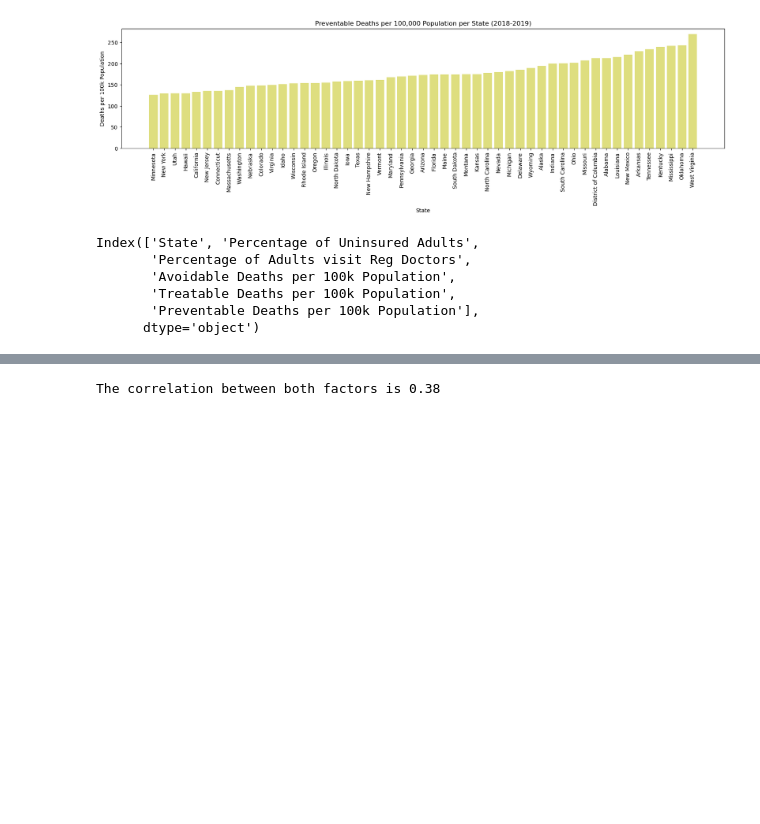
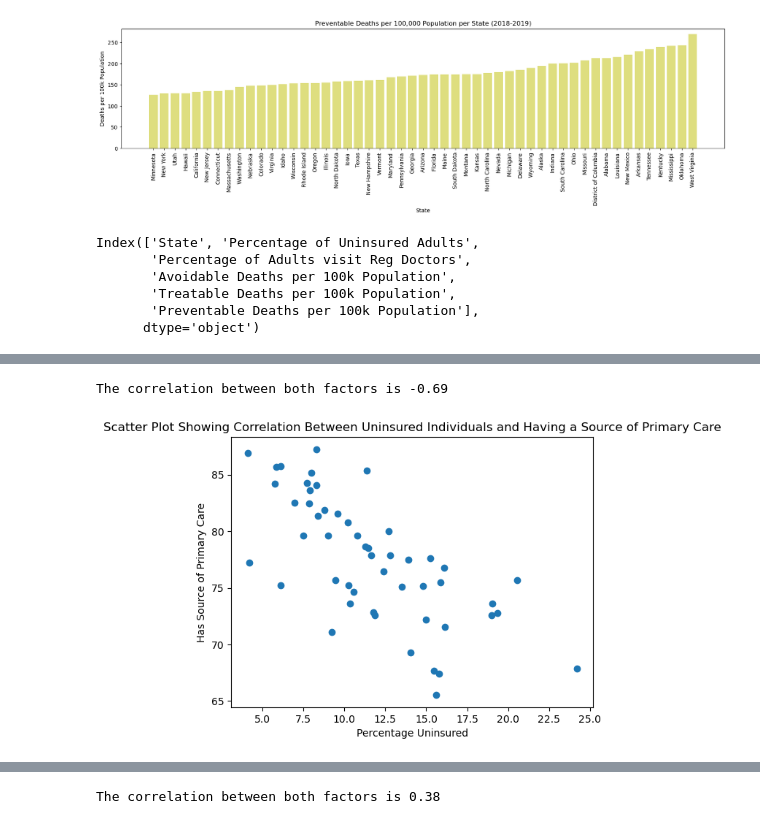
Before and after one commit to redpandata19/Project_1_Team_5, a Jupyter notebook: Data_Analysis.ipynb, the cells around one changed output, grey strips where cells are left out. Cells and saved outputs as stored; diff of their text form; code cells hidden in the pictures; blank space fills up the shorter version.

```diff
--- a/Data_Analysis.ipynb
+++ b/Data_Analysis.ipynb
@@ -265,3 +270,20 @@ Index(['State', 'Percentage of Uninsured Adults',
 merged_data.head(0)
 # %% [output]
 |  | State | Percentage of Uninsured Adults | Percentage of Adults visit Reg Do... | Avoidable Deaths per 100k Population | Treatable Deaths per 100k Population | ... |
+# %%
+# Correlation between uninsured and has primary care doc
+x_uninsured = merged_data.iloc[:,1]
+y_has_doc = merged_data.iloc[:,2]
+correlation = st.pearsonr(x_uninsured,y_has_doc)
+plt.scatter(x_uninsured,y_has_doc)
+plt.xlabel('Percentage Uninsured')
+plt.ylabel('Has Source of Primary Care')
+plt.title('Scatter Plot Showing Correlation Between Uninsured Individuals and Having a Source of Primary Care')
+print(f"The correlation between both factors is {round(correlation[0],2)}")
+plt.show()
+
+# Results: HIGH negative coorelation
+# If uninsured, much less likely to have a source of primary care
+# %% [output]
+The correlation between both factors is -0.69
+[figure, added]
```
Also changed, not shown: parts of 8 cells of this notebook.
